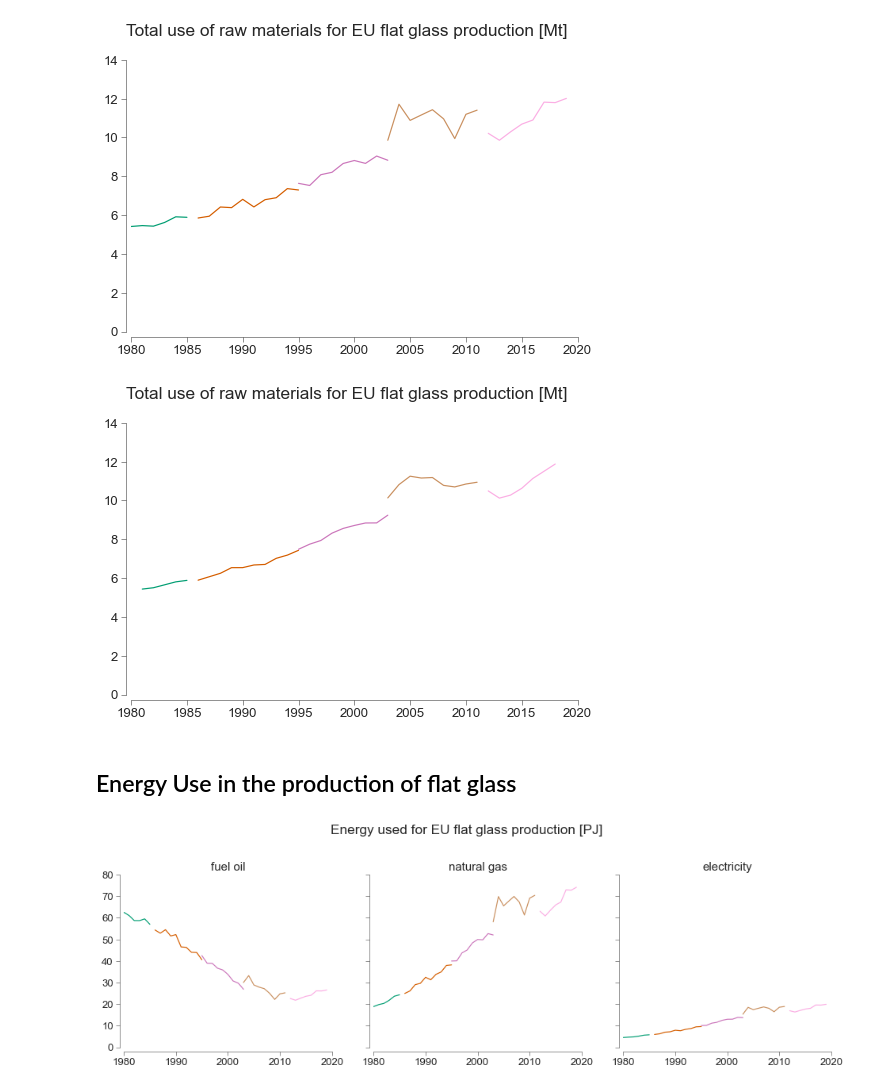
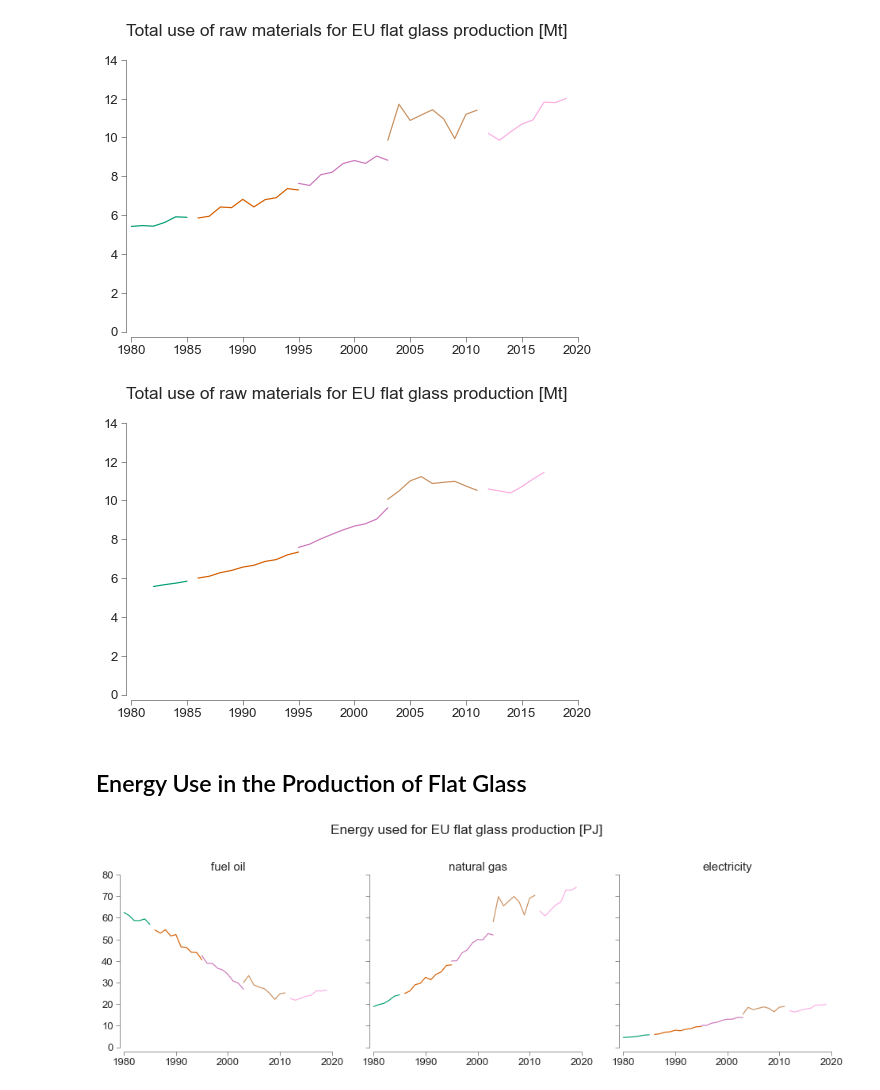
Before and after one commit to JeanSouv/01_MFA_GlassIndustry, a Jupyter notebook: MFA_FlatGlassIndustry.ipynb, the cells around one changed output. Saved outputs shown, nothing was run; the diff lists cells and outputs as text; code cells hidden in the pictures.

```diff
--- a/MFA_FlatGlassIndustry.ipynb
+++ b/MFA_FlatGlassIndustry.ipynb
@@ -377,7 +377,7 @@ for col, data in enumerate(data):
     for i, j in a:
         ax = axes[col]
         # Plot the trend curve for flat glass production:
-        ax.plot(EU.interpolate().rolling(3, center=True).mean().loc[i:j]
+        ax.plot(EU.interpolate().rolling(5, center=True).mean().loc[i:j]
                 .reset_index(level='Nbr of countries')
                 .sort_values(by=['year'])
                 [f"{data} [kt]"],
@@ -1866,27 +1867,27 @@ plt.show()
 # %%
 # Plot total material flows for EU flat glass production
 fig, ax = plt.subplots(figsize=(8, 5))
 
-sns.lineplot(data=EU.rolling(3, center=True).mean().reset_index(),
+sns.lineplot(data=EU.rolling(5, center=True).mean().reset_index(),
              x='year', y='Total raw materials, flat glass [Mt]',
              hue='Nbr of countries',
              palette='colorblind',
              ax=ax)
 
 ax.set_xlim(1980, 2020)
 ax.set_ylim(0, 14)
 ax.get_legend().remove()
 ax.set_ylabel(None)
 style_ax(ax)
 
 fig.suptitle("Total use of raw materials for EU flat glass production [Mt]")
 fig.subplots_adjust(hspace=0.4)
 sns.despine(offset=5)
 plt.show()
 # %% [output]
-[figure, old version]
+[figure, new version]
 # %% [markdown]
-## Energy Use in the production of flat glass
+## Energy Use in the Production of Flat Glass
 # %%
 # Absolute use of energy for flat glass production:
 for energy in energies:
```
Also changed, not shown: parts of 20 cells of this notebook, 1 other file.
